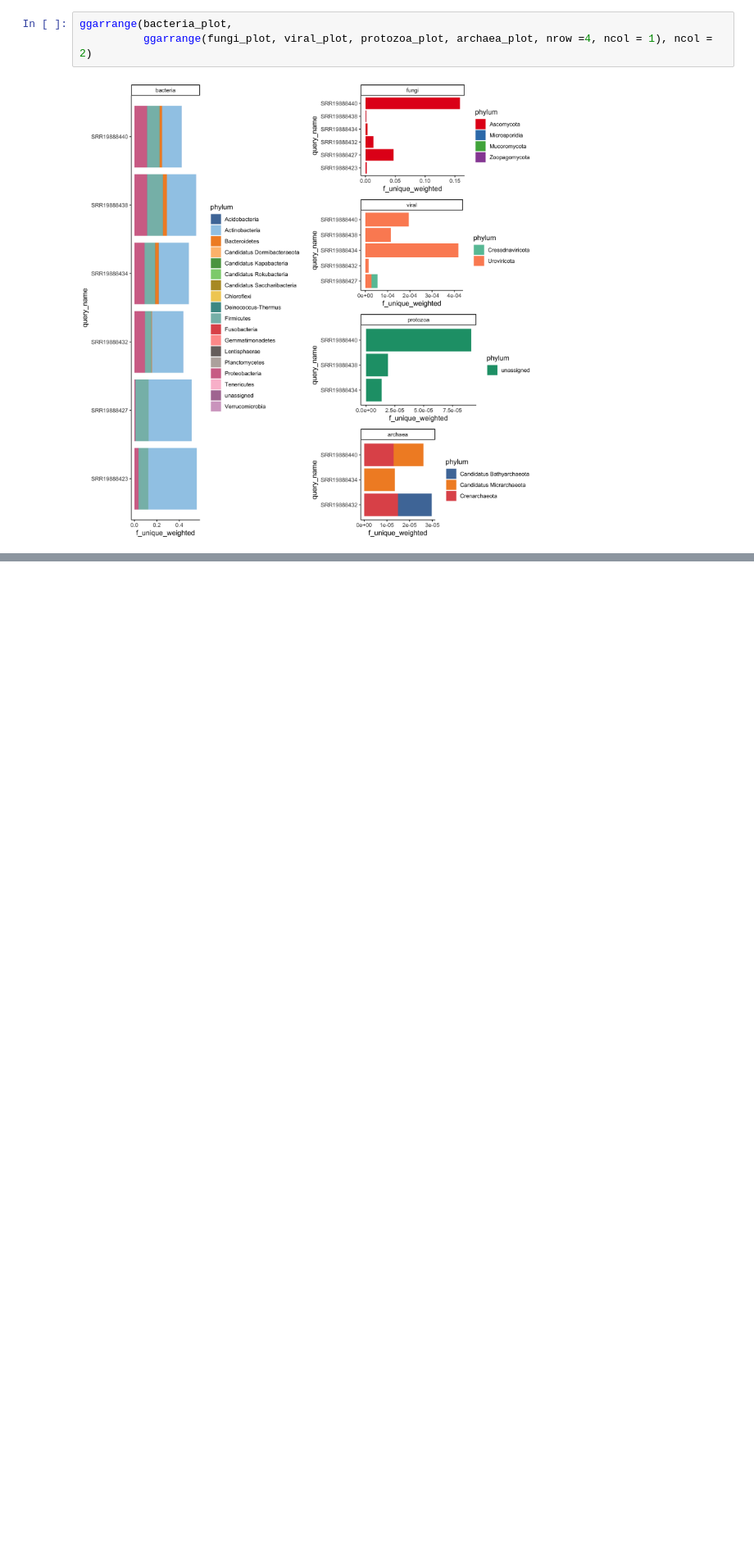
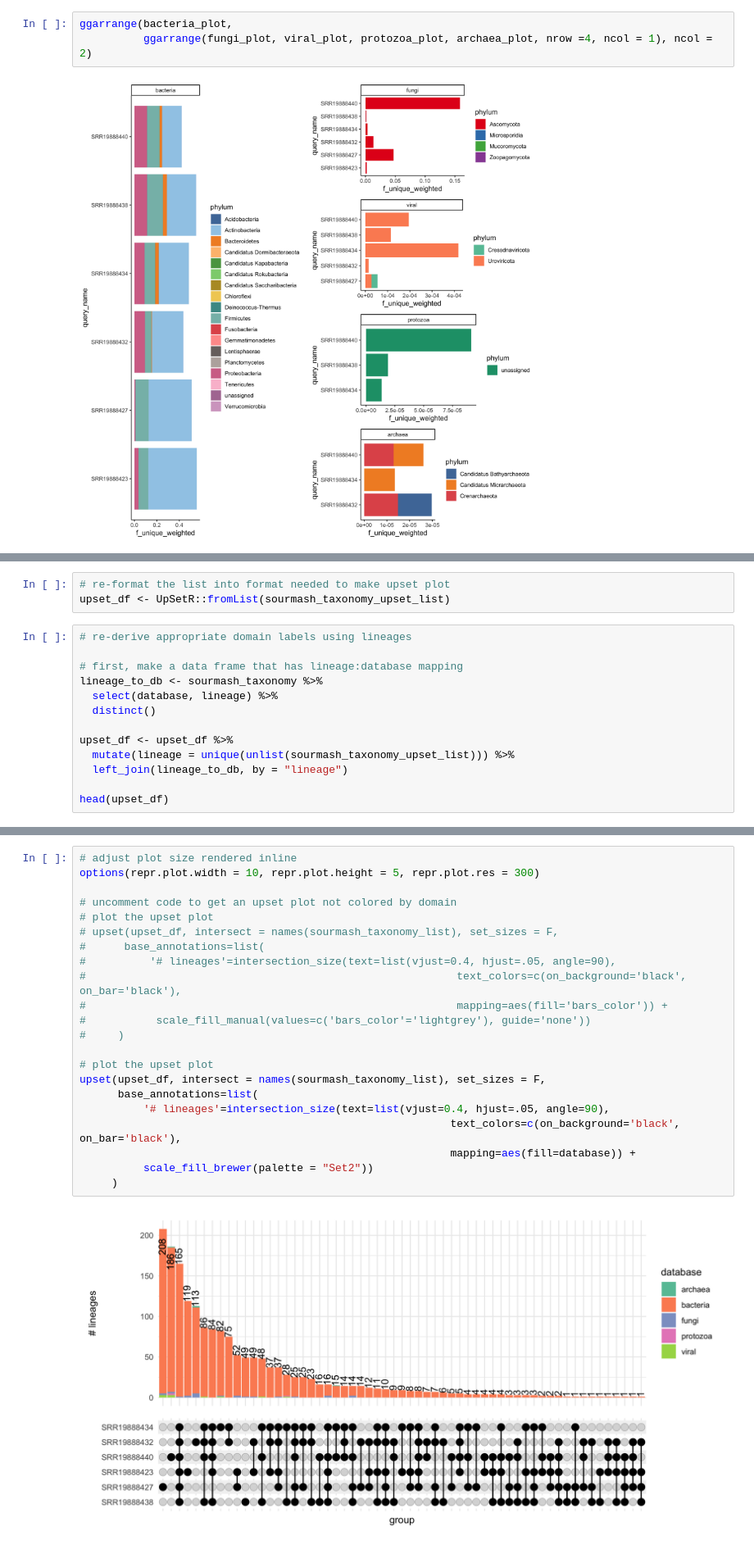
Before and after one commit to Arcadia-Science/2022-prjna853785-sourmash, a Jupyter notebook: notebooks/20220815-visualize-sourmash-taxonomy-results.ipynb, the cells around one changed output, grey strips where cells are left out. Shown at 82% size. Saved outputs shown, nothing was run; the diff lists cells and outputs as text; blank space fills up the shorter version.

Commit message:
add upset intersection (maybe tmp) and col upset by domain

```diff
--- a/notebooks/20220815-visualize-sourmash-taxonomy-results.ipynb
+++ b/notebooks/20220815-visualize-sourmash-taxonomy-results.ipynb
@@ -175,0 +198,16 @@ upset(upset_list, intersect = names(sourmash_taxonomy_list), set_sizes = F,
+# %%
+# re-format the list into format needed to make upset plot
+upset_df <- UpSetR::fromList(sourmash_taxonomy_upset_list)
+# %%
+# re-derive appropriate domain labels using lineages
+
+# first, make a data frame that has lineage:database mapping
+lineage_to_db <- sourmash_taxonomy %>%
+  select(database, lineage) %>%
+  distinct()
+
+upset_df <- upset_df %>%
+  mutate(lineage = unique(unlist(sourmash_taxonomy_upset_list))) %>%
+  left_join(lineage_to_db, by = "lineage")
+
+head(upset_df)
@@ -175,0 +224,24 @@ upset(upset_list, intersect = names(sourmash_taxonomy_list), set_sizes = F,
+# %%
+# adjust plot size rendered inline
+options(repr.plot.width = 10, repr.plot.height = 5, repr.plot.res = 300)
+
+# uncomment code to get an upset plot not colored by domain
+# plot the upset plot
+# upset(upset_df, intersect = names(sourmash_taxonomy_list), set_sizes = F,
+#      base_annotations=list(
+#          '# lineages'=intersection_size(text=list(vjust=0.4, hjust=.05, angle=90),
+#                                                          text_colors=c(on_background='black', on_bar='black'),
+#                                                          mapping=aes(fill='bars_color')) +
+#           scale_fill_manual(values=c('bars_color'='lightgrey'), guide='none'))
+#     )
+
+# plot the upset plot
+upset(upset_df, intersect = names(sourmash_taxonomy_list), set_sizes = F,
+      base_annotations=list(
+          '# lineages'=intersection_size(text=list(vjust=0.4, hjust=.05, angle=90),
+                                                          text_colors=c(on_background='black', on_bar='black'),
+                                                          mapping=aes(fill=database)) +
+          scale_fill_brewer(palette = "Set2"))
+     )
+# %% [output]
+[figure, added]
```
Also changed, not shown: parts of 12 cells of this notebook.
